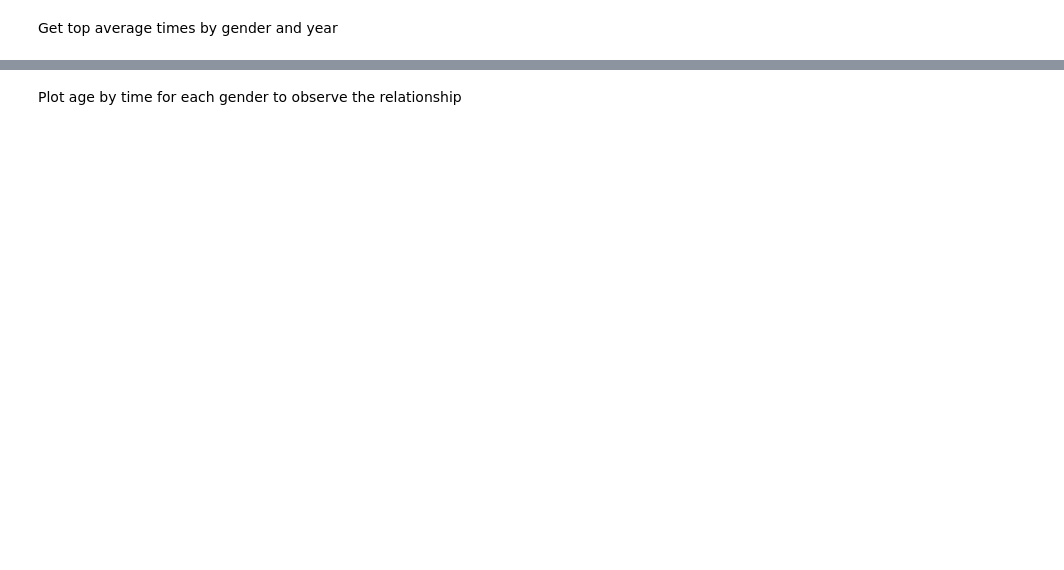
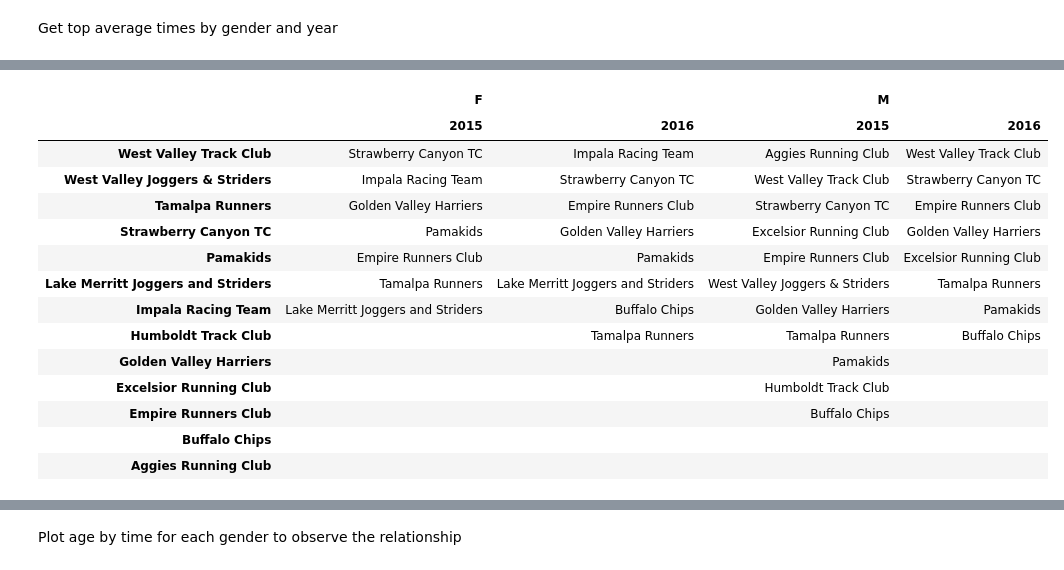
Before and after one commit to agaidus/web_scraping_race_results, a Jupyter notebook: Extract and Visualize Race Results.ipynb, the cells around one changed output, grey strips where cells are left out. Cells and saved outputs as stored; diff of their text form; code cells hidden in the pictures; blank space fills up the shorter version.

```diff
--- a/Extract and Visualize Race Results.ipynb
+++ b/Extract and Visualize Race Results.ipynb
@@ -221,0 +252,19 @@ got_slower.value_counts().plot(kind='pie', ax=ax, autopct='%1.1f%%', startangle=
+# %%
+team_rankings = avg_times.apply(lambda x:x.dt.seconds).apply(lambda x: x.index.where(x.notnull(), '')[x.values.argsort()])
+team_rankings
+# %% [output]
+|  | F |  | M |  |
+|  | 2015 | 2016 | 2015 | 2016 |
+| West Valley Track Club | Strawberry Canyon TC | Impala Racing Team | Aggies Running Club | West Valley Track Club |
+| West Valley Joggers & Striders | Impala Racing Team | Strawberry Canyon TC | West Valley Track Club | Strawberry Canyon TC |
+| Tamalpa Runners | Golden Valley Harriers | Empire Runners Club | Strawberry Canyon TC | Empire Runners Club |
+| Strawberry Canyon TC | Pamakids | Golden Valley Harriers | Excelsior Running Club | Golden Valley Harriers |
+| Pamakids | Empire Runners Club | Pamakids | Empire Runners Club | Excelsior Running Club |
+| Lake Merritt Joggers and Striders | Tamalpa Runners | Lake Merritt Joggers and Striders | West Valley Joggers & Striders | Tamalpa Runners |
+| Impala Racing Team | Lake Merritt Joggers and Striders | Buffalo Chips | Golden Valley Harriers | Pamakids |
+| Humboldt Track Club |  | Tamalpa Runners | Tamalpa Runners | Buffalo Chips |
+| Golden Valley Harriers |  |  | Pamakids |  |
+| Excelsior Running Club |  |  | Humboldt Track Club |  |
+| Empire Runners Club |  |  | Buffalo Chips |  |
+| Buffalo Chips |  |  |  |  |
+| Aggies Running Club |  |  |  |  |
```
Also changed, not shown: parts of 47 cells of this notebook, 3 other files.
